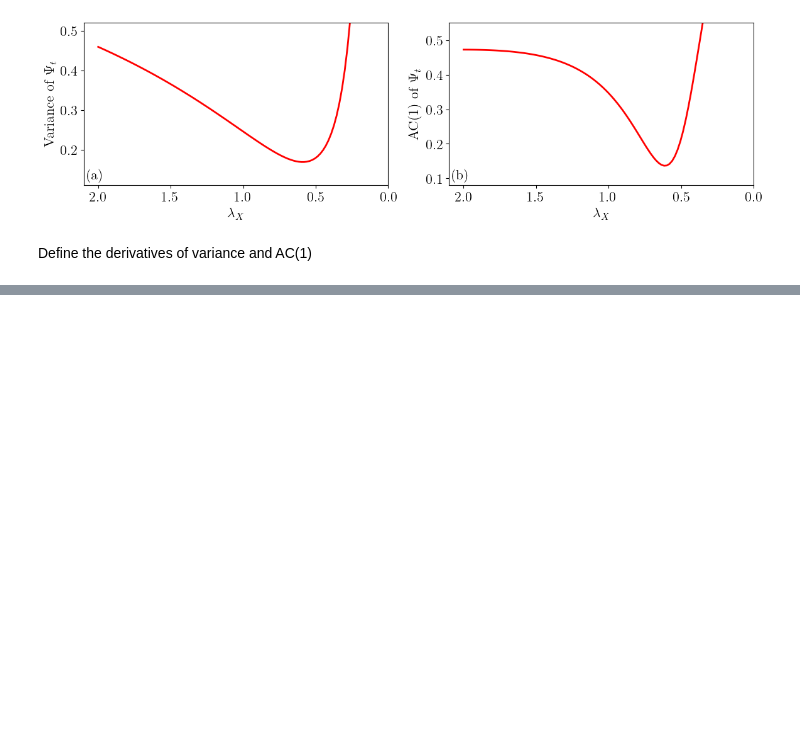
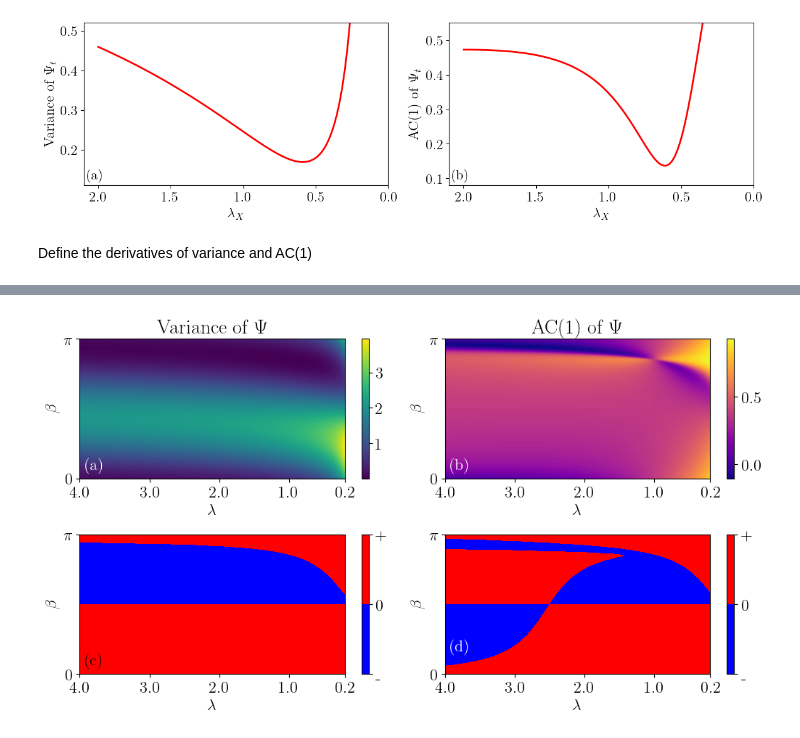
Before and after one commit to andreasmorr/LinearObservablesCSD, a Jupyter notebook: LinearObservables_Numerics.ipynb, the cells around one changed output, grey strips where cells are left out. Saved outputs shown, nothing was run; the diff lists cells and outputs as text; code cells hidden in the pictures; blank space fills up the shorter version.

```diff
--- a/LinearObservables_Numerics.ipynb
+++ b/LinearObservables_Numerics.ipynb
@@ -321,7 +324,7 @@ ac1plt.invert_xaxis()
 fig.subplots_adjust(left=.13, bottom=.07, right=.99, top=.93, hspace=.05, wspace=.2)
 #plt.savefig("Plots/linTheo" + time.strftime("%Y%m%d-%H%M%S") + '.pdf', transparent=True, bbox_inches="tight")
 plt.show()
-epsilon = permanent_epsilon
+#epsilon = permanent_epsilon
 # %% [output]
 [figure]
 # %% [markdown]
@@ -519,0 +343,76 @@ plt.show()
+# %%
+props = dict(edgecolor="none", facecolor='white', alpha=0)
+
+# Generate the grid of points
+x = np.linspace(0.2, 4, 500)
+y = np.linspace(0, np.pi, 500)
+X, Y = np.meshgrid(x, y)
+
+# Calculate the function values
+Z_f = theovar(X, Y)
+Z_g = theoac1(X, Y)
+Z_h = np.sign(-theodvar(X, Y))
+Z_k = np.sign(-theodac1(X, Y))
+Z_l = np.sign(-theodvar(X, Y))+np.sign(-theodac1(X, Y))
+
+# Create the figure and the subplots
+fig, axs = plt.subplots(2, 2, figsize=(2*6.2, 6))
+
+# Plot heatmap for function f
+c1 = axs[0, 0].imshow(Z_f, extent=[x.min(), x.max(), y.min(), y.max()], origin='lower', cmap='viridis', aspect=4/(2*np.pi))
+axs[0, 0].set_title('Variance of $\Psi$', fontsize=20)
+axs[0, 0].set_yticks([0,np.pi])
+axs[0, 0].set_xticks([4,3,2,1,0.2])
+axs[0, 0].set_xlim([4, 0.2])
+axs[0, 0].set_yticklabels(["0","$\pi$"])
+axs[0, 0].set_xlabel("$\lambda$")
+axs[0, 0].set_ylabel(r"$\beta$")
+axs[0, 0].text(0.02, 0.15, "(a)", transform=axs[0, 0].transAxes, verticalalignment='top', bbox=props, color="white")
+fig.colorbar(c1, ax=axs[0, 0])
+
+# Plot heatmap for function g
+c2 = axs[0, 1].imshow(Z_g, extent=[x.min(), x.max(), y.min(), y.max()], origin='lower', cmap='plasma', aspect=4/(2*np.pi))
+axs[0, 1].set_title('AC(1) of $\Psi$', fontsize=20)
+axs[0, 1].set_yticks([0,np.pi])
+axs[0, 1].set_xticks([4,3,2,1,0.2])
+axs[0, 1].set_xlim([4, 0.2])
+axs[0, 1].set_yticklabels(["0","$\pi$"])
+axs[0, 1].set_xlabel("$\lambda$")
+axs[0, 1].set_ylabel(r"$\beta$")
+axs[0, 1].text(0.02, 0.15, "(b)", transform=axs[0, 1].transAxes, verticalalignment='top', bbox=props, color="white")
+fig.colorbar(c2, ax=axs[0, 1])
+
+# Custom colormap for h and k
+cmap_hk = ListedColormap(['blue', 'red'])
+
+# Plot heatmap for function h with custom colormap
+c3 = axs[1, 0].imshow(Z_h, extent=[x.min(), x.max(), y.min(), y.max()], origin='lower', cmap=cmap_hk, vmin=-1, vmax=1, aspect=4/(2*np.pi))
+axs[1, 0].set_yticks([0,np.pi])
+axs[1, 0].set_xticks([4,3,2,1,0.2])
+axs[1, 0].set_xlim([4, 0.2])
+axs[1, 0].set_yticklabels(["0","$\pi$"])
+axs[1, 0].set_xlabel("$\lambda$")
+axs[1, 0].set_ylabel(r"$\beta$")
+axs[1, 0].text(0.02, 0.15, "(c)", transform=axs[1, 0].transAxes, verticalalignment='top', bbox=props, color="black")
+cbar3 = fig.colorbar(c3, ax=axs[1, 0], ticks=[-1, 0, 1])
+cbar3.ax.set_yticklabels(['-', '0', '+'])
+
+# Plot heatmap for function k with custom colormap
+c4 = axs[1, 1].imshow(Z_k, extent=[x.min(), x.max(), y.min(), y.max()], origin='lower', cmap=cmap_hk, vmin=-1, vmax=1, aspect=4/(2*np.pi))
+axs[1, 1].set_yticks([0,np.pi])
+axs[1, 1].set_xticks([4,3,2,1,0.2])
+axs[1, 1].set_xlim([4, 0.2])
+axs[1, 1].set_yticklabels(["0","$\pi$"])
+axs[1, 1].set_xlabel("$\lambda$")
+axs[1, 1].set_ylabel(r"$\beta$")
+axs[1, 1].text(0.02, 0.25, "(d)", transform=axs[1, 1].transAxes, verticalalignment='top', bbox=props, color="white")
+cbar4 = fig.colorbar(c4, ax=axs[1, 1], ticks=[-1, 0, 1])
+cbar4.ax.set_yticklabels(['-', '0', '+'])
+
+# Adjust layout
+#plt.tight_layout()
+plt.subplots_adjust(hspace=0.4, wspace=0.1)
+plt.savefig("Plots/Planar" + time.strftime("%Y%m%d-%H%M%S") + '.pdf', transparent=True, bbox_inches="tight", dpi=300)
+plt.show()
+# %% [output]
+[figure, added]
```
Also changed, not shown: parts of 5 cells of this notebook, 3 other files.
